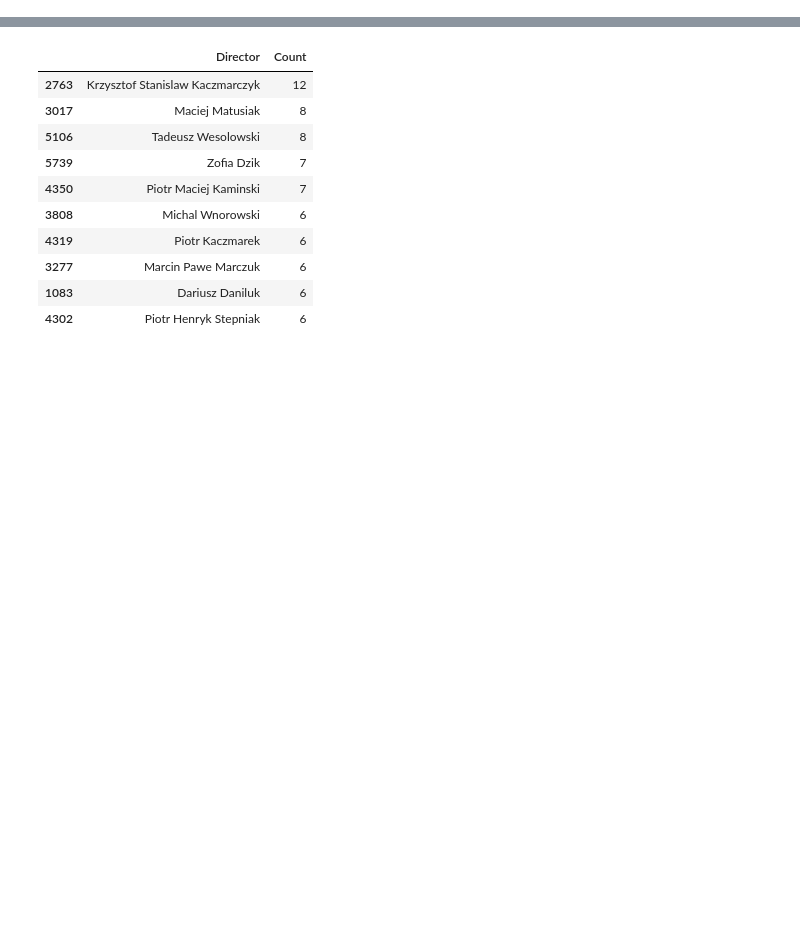
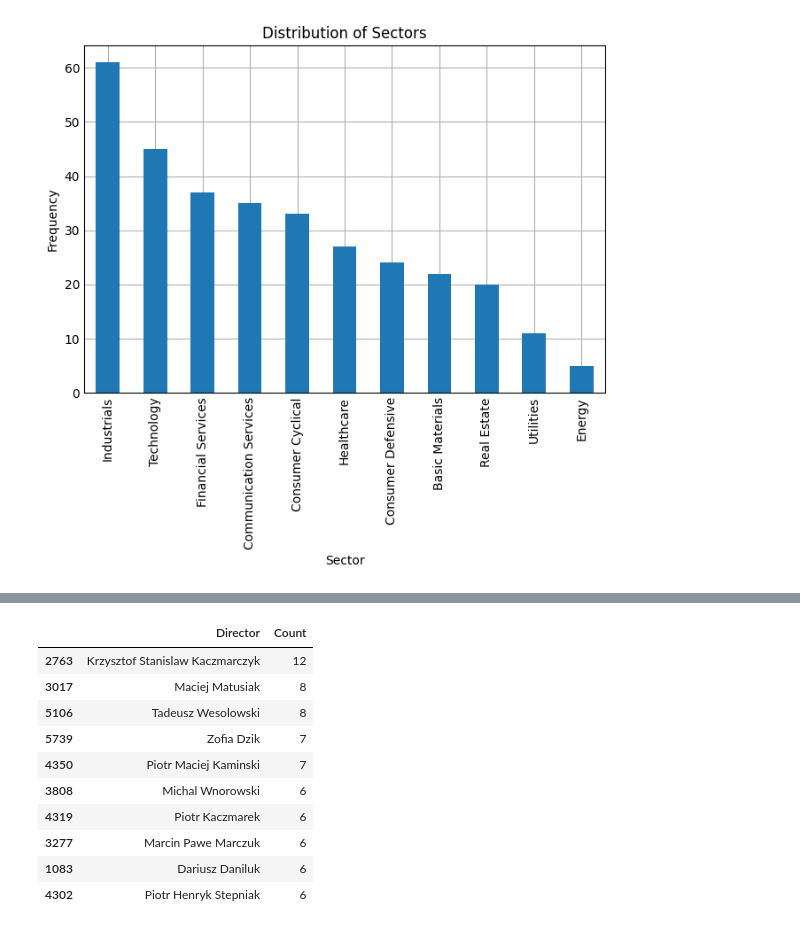
Before and after one commit to dominikjanyga/network-analysis, a Jupyter notebook: 3_network_analysis_testing.ipynb, the cells around one changed output, grey strips where cells are left out. Saved outputs shown, nothing was run; the diff lists cells and outputs as text; code cells hidden in the pictures; blank space fills up the shorter version.

```diff
--- a/3_network_analysis_testing.ipynb
+++ b/3_network_analysis_testing.ipynb
@@ -13,3 +14,4 @@ Drive already mounted at /content/drive; to attempt to forcibly remount, call dr
 # %%
+df_shareholder = pd.read_csv('/content/drive/MyDrive/Projects/network-analysis/shareholder_final.csv')
 df_officials = pd.read_csv('/content/drive/MyDrive/Projects/network-analysis/company_officials_final.csv', delimiter=';')
-df_officials
+df_financials = pd.read_csv("/content/drive/MyDrive/Projects/network-analysis/company_financials_28102024")
@@ -29,0 +38,10 @@ df_officials
+# %%
+sector_distribution = df_financials['sector'].value_counts()
+plt.figure(figsize=(6, 4))
+sector_distribution.plot(kind='bar')
+plt.title('Distribution of Sectors')
+plt.xlabel('Sector')
+plt.ylabel('Frequency')
+plt.show()
+# %% [output]
+[figure, added]
```
Also changed, not shown: parts of 10 cells of this notebook.
